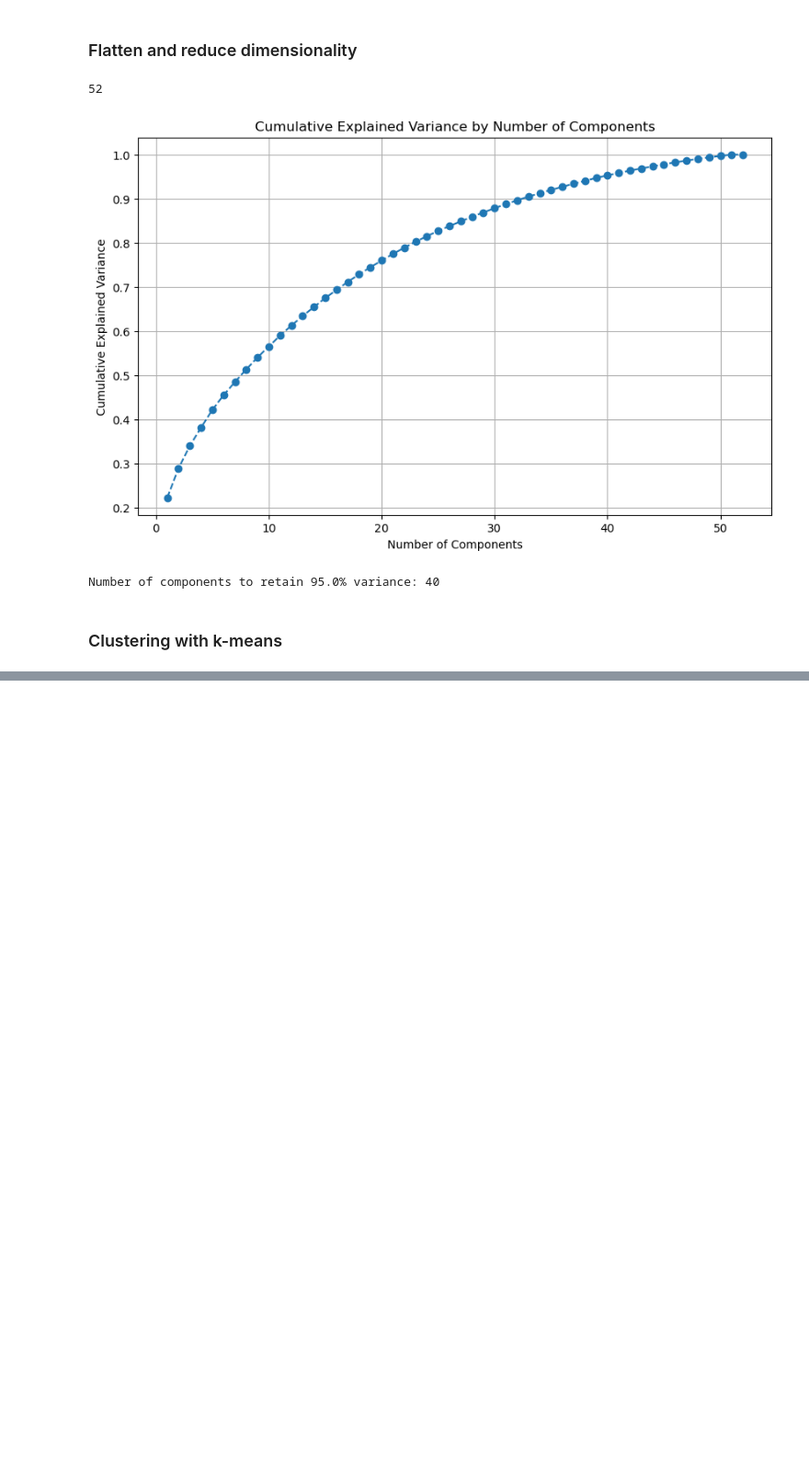
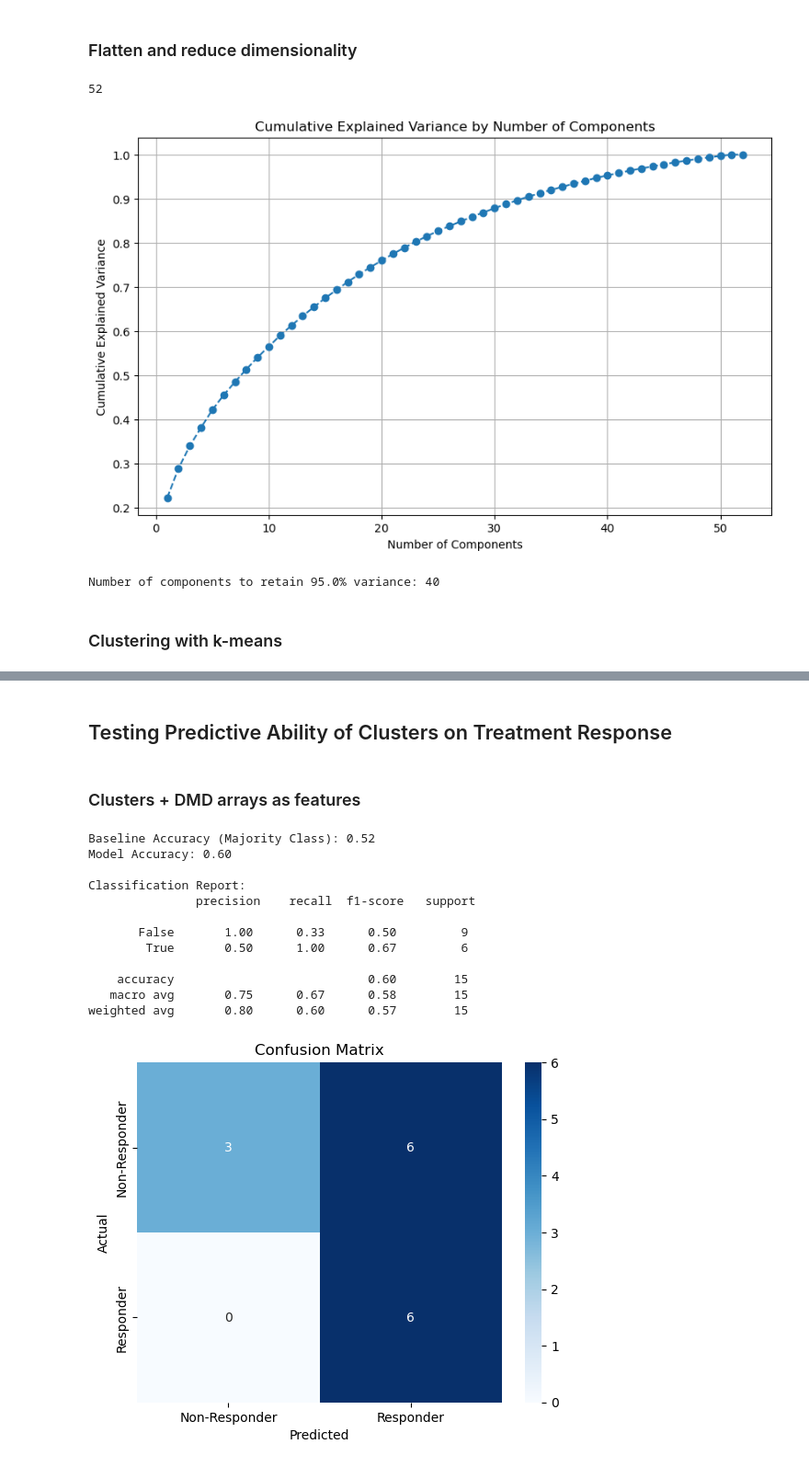
Before and after one commit to 4legalf/complex-systems-project, a Jupyter notebook: notebooks/Clustering.ipynb, the cells around one changed output, grey strips where cells are left out. Shown at 92% size. Saved outputs shown, nothing was run; the diff lists cells and outputs as text; code cells hidden in the pictures; blank space fills up the shorter version.

```diff
--- a/notebooks/Clustering.ipynb
+++ b/notebooks/Clustering.ipynb
@@ -123,5 +114,7 @@ kmeans = KMeans(n_clusters=3, random_state=42)
 clusters = kmeans.fit_predict(reduced_data)
 # %%
 #add cluster to each patient in patient_index
-for i, patient in enumerate(patient_index.keys()):
-    patient_index[patient] = (patient_index[patient], clusters[i])
+for pat in patients:
+    pat.cluster = clusters[pat.id]
+
+for pat in patients[:10]: print(f"Patient {pat.name} is in cluster {pat.cluster}")
@@ -180,0 +192,3 @@ plt.show()
+# %%
+# create a copy of patients list without DD19 and DD23
+patients_resp = [p for p in patients if p.name not in ['DD19', 'DD23']]
@@ -180,0 +201,69 @@ plt.show()
+# %% [markdown]
+## Testing Predictive Ability of Clusters on Treatment Response
+# %% [markdown]
+### Clusters + DMD arrays as features
+# %%
+from sklearn.model_selection import train_test_split
+from sklearn.ensemble import RandomForestClassifier
+from sklearn.metrics import accuracy_score, classification_report, confusion_matrix
+import seaborn as sns
+
+# Prepare the data
+# Cluster labels as features
+cluster_df = pd.DataFrame({
+        'clusters': [pat.cluster for pat in patients_resp]
+    })
+
+cluster_encoded = pd.get_dummies(cluster_df, columns=['clusters'])  # One-hot encoding for categorical features
+X_baseline = pd.DataFrame([pat.array.flatten() for pat in patients_resp])  # Flattened EEG data
+X = pd.concat([cluster_encoded, X_baseline], axis=1) # Combine features
+X.columns = X.columns.astype(str) # Convert column names to string
+
+y = np.array([pat.response for pat in patients_resp])  # Treatment response as target
+
+
+# Define the baseline (majority class)
+majority_class = np.argmax(np.bincount(y.astype(int)))
+baseline_accuracy = np.mean(y == majority_class)
+print(f"Baseline Accuracy (Majority Class): {baseline_accuracy:.2f}")
+
+# Split the data into training and testing sets
+X_train, X_test, y_train, y_test = train_test_split(X, y, test_size=0.3, random_state=42)
+
+# Train a classifier
+clf = RandomForestClassifier(random_state=42)
+clf.fit(X_train, y_train)
+
+# Make predictions
+y_pred = clf.predict(X_test)
+clus_dmd_test = y_test
+clus_dmd_pred = y_pred
+
+
+
+# Evaluate the model
+accuracy = accuracy_score(y_test, y_pred)
+print(f"Model Accuracy: {accuracy:.2f}")
+print("\nClassification Report:\n", classification_report(y_test, y_pred))
+
+# Confusion Matrix
+conf_matrix = confusion_matrix(y_test, y_pred)
+sns.heatmap(conf_matrix, annot=True, fmt='d', cmap='Blues', xticklabels=['Non-Responder', 'Responder'], yticklabels=['Non-Responder', 'Responder'])
+plt.title('Confusion Matrix')
+plt.xlabel('Predicted')
+plt.ylabel('Actual')
+plt.show()
+# %% [output]
+Baseline Accuracy (Majority Class): 0.52
+Model Accuracy: 0.60
+
+Classification Report:
+               precision    recall  f1-score   support
+
+       False       1.00      0.33      0.50         9
+        True       0.50      1.00      0.67         6
+
+    accuracy                           0.60        15
+   macro avg       0.75      0.67      0.58        15
+weighted avg       0.80      0.60      0.57        15
+[figure, added]
```
Also changed, not shown: parts of 23 cells of this notebook, 1 other file.
